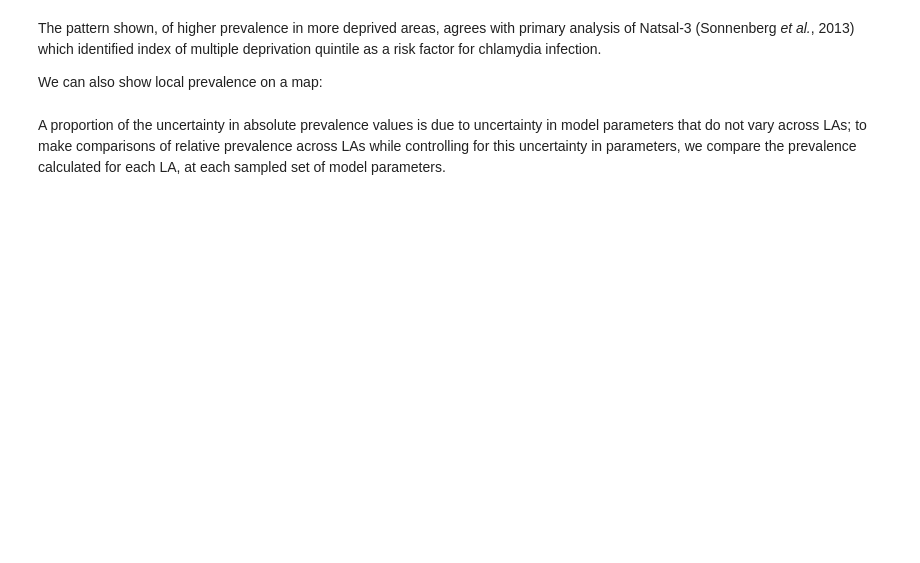
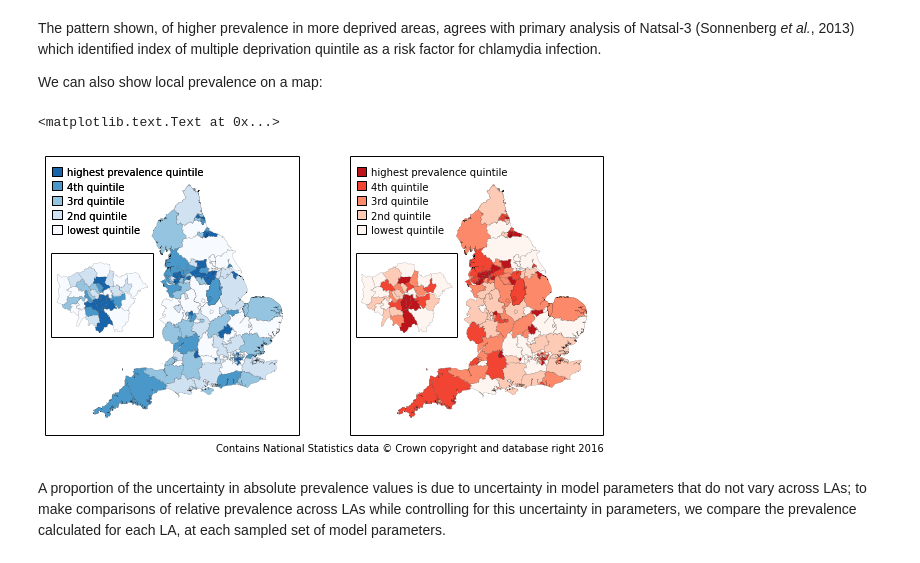
Before and after one commit to joanna-lewis/ct_surveillance, a Jupyter notebook: local_authorities/local_authorities.ipynb, the cells around one changed output. Drawn from its saved outputs; the diff is of its cells as text; code cells hidden in the pictures; blank space fills up the shorter version.

```diff
--- a/local_authorities/local_authorities.ipynb
+++ b/local_authorities/local_authorities.ipynb
@@ -549,7 +604,9 @@ from matplotlib.patches import Polygon
 from matplotlib.collections import PatchCollection
 from mpl_toolkits.axes_grid1.inset_locator import inset_axes
 
-sf = shapefile.Reader("County_and_unitary_authorities_E+W_2013_Boundaries_Generalised_Clipped/CTYUA_DEC_2013_EW_BGC")
+sf = shapefile.Reader(
+    "County_and_unitary_authorities_E+W_2013_Boundaries_Generalised_Clipped/CTYUA_DEC_2013_EW_BGC"
+    )
 recs    = sf.records()
 shapes  = sf.shapes()
 
@@ -663,35 +720,42 @@ for nshp in alldata.index:
 
     colorVal = scalarMap.to_rgba(n_quantile*ranks[nshp]/151)
 
     for pij in xrange(len(prt)):
         ptchs.append(Polygon(pts[par[pij]:par[pij+1]]))
 
         p = PatchCollection(ptchs, facecolor=colorVal, edgecolor='k', linewidth=0.1)
         p.set_clim([0,151])
         ax2.add_collection(p)
 
         if alldata.gor[nshp] == 'london':
             p = PatchCollection(ptchs, facecolor=colorVal, edgecolor='k', linewidth=0.1)
             ains2.add_collection(p)
 
 for i in xrange(5):
     ax2.add_patch(patches.Rectangle((0.2*10**5, key_ys[i]), 0.25*10**5, 0.25*10**5, fc=reds(0.2*i)))
     ax2.text(0.6*10**5, key_ys[i], key_labels[i])
 
 ax2.set_xlim(0, 0.7*10**6)
 ax2.set_ylim(0, 0.7*10**6)
 ax2.set_aspect('equal', 'datalim')
 ains2.set_xlim(0.5*10**6, 0.565*10**6)
 ains2.set_ylim(1.55*10**5, 2.05*10**5)
 ains2.set_aspect('equal', 'datalim')
 tickpar(ax2)
 tickpar(ains2)
 p = PatchCollection(ptchs, cmap=reds)
 
 # Crown Copyright statement required by ONS.
-fig.text(0.9,0.1,u'Contains National Statistics data \N{COPYRIGHT SIGN} Crown copyright and database right 2016', ha='right', va='top')
+fig.text(0.9,0.1,
+    u'Contains National Statistics data \N{COPYRIGHT SIGN} Crown copyright and database right 2016',
+    ha='right', va='top')
 # alternative, if plotting for men only
-#fig.text(0.48,0.1,u'Contains National Statistics data \n\N{COPYRIGHT SIGN} Crown copyright and database right 2016', ha='right', va='top')
+#fig.text(0.48,0.1,
+#    u'Contains National Statistics data \n\N{COPYRIGHT SIGN} Crown copyright and database right 2016',
+#    ha='right', va='top')
+# %% [output]
+<matplotlib.text.Text at 0x...>
+[figure, added]
 # %% [markdown]
 A proportion of the uncertainty in absolute prevalence values is due to uncertainty in model parameters that do not vary across LAs; to make comparisons of relative prevalence across LAs while controlling for this uncertainty in parameters, we compare the prevalence calculated for each LA, at each sampled set of model parameters.
 # %%
```
Also changed, not shown: parts of 19 cells of this notebook, 27 other files.
